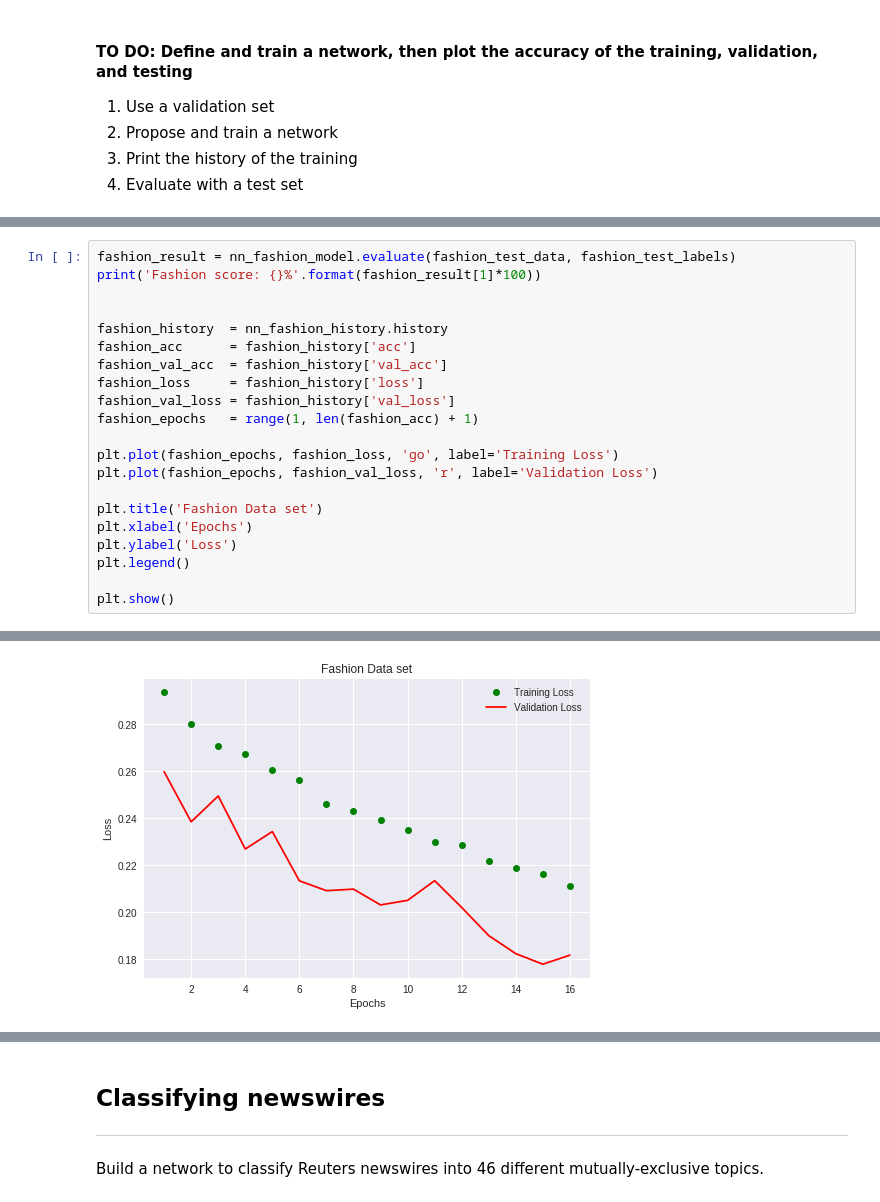
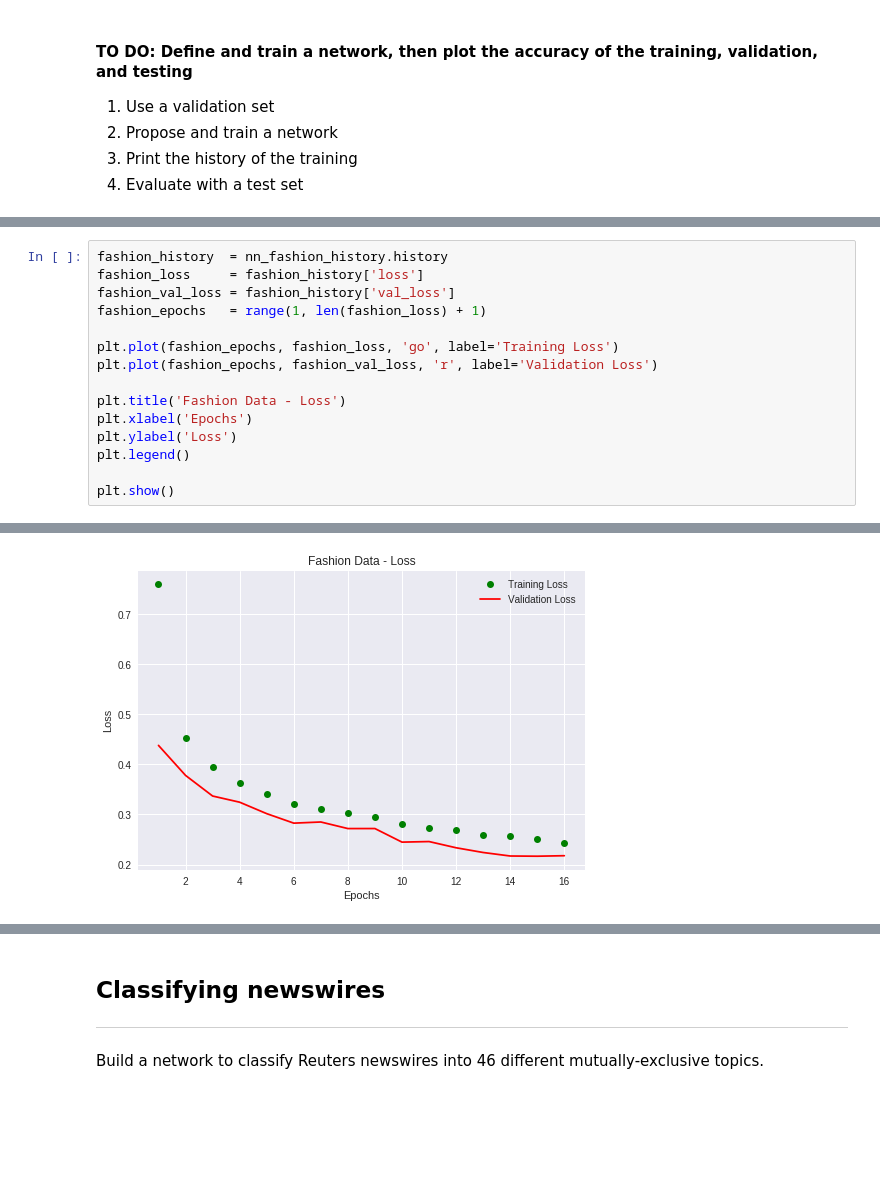
Before and after one commit to DeepLearningVision-2019/a4-keras-classification-pepebm, a Jupyter notebook: Keras_assignment.ipynb, the cells around one changed output, grey strips where cells are left out. Cells and saved outputs as stored; diff of their text form; blank space fills up the shorter version.

```diff
--- a/Keras_assignment.ipynb
+++ b/Keras_assignment.ipynb
@@ -154,19 +158,13 @@ Epoch 16/16
 # %%
-fashion_result = nn_fashion_model.evaluate(fashion_test_data, fashion_test_labels)
-print('Fashion score: {}%'.format(fashion_result[1]*100))
-
-
 fashion_history  = nn_fashion_history.history
-fashion_acc      = fashion_history['acc']
-fashion_val_acc  = fashion_history['val_acc']
 fashion_loss     = fashion_history['loss']
 fashion_val_loss = fashion_history['val_loss']
-fashion_epochs   = range(1, len(fashion_acc) + 1)
+fashion_epochs   = range(1, len(fashion_loss) + 1)
 
 plt.plot(fashion_epochs, fashion_loss, 'go', label='Training Loss')
 plt.plot(fashion_epochs, fashion_val_loss, 'r', label='Validation Loss')
 
-plt.title('Fashion Data set')
+plt.title('Fashion Data - Loss')
 plt.xlabel('Epochs')
 plt.ylabel('Loss')
 plt.legend()
@@ -178 +174 @@ Fashion score: 89.36%
-[figure, old version]
+[figure, new version]
```
Also changed, not shown: parts of 26 cells of this notebook.
